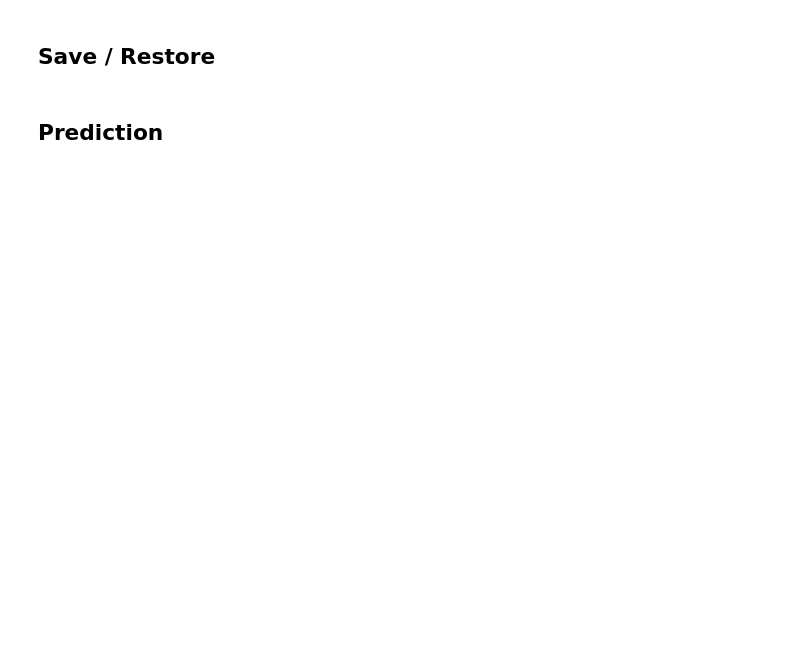
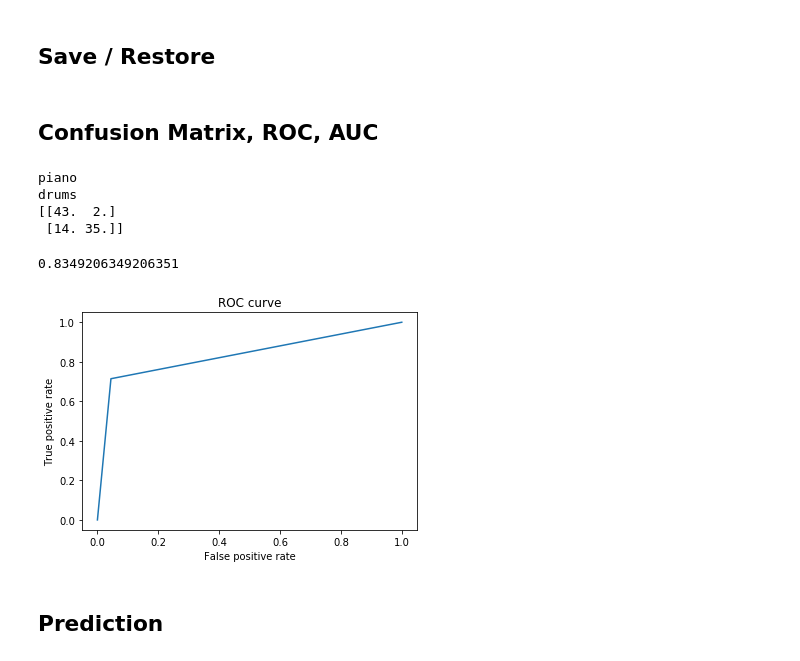
Before and after one commit to stefanschoeberl/akt-deeplearning-projekt, a Jupyter notebook: notebooks/Music-Instrument-Classification.ipynb, the cells around one changed output. Drawn from its saved outputs; the diff is of its cells as text; code cells hidden in the pictures; blank space fills up the shorter version.

Commit message:
Add confusion matrix and ROC, AUC

```diff
--- a/notebooks/Music-Instrument-Classification.ipynb
+++ b/notebooks/Music-Instrument-Classification.ipynb
@@ -274,3 +280,5 @@ model.evaluate(X_test, Y_test, verbose=0)
 model.save('instrument_classifier.h5')
 # %%
 model = tf.keras.models.load_model('instrument_classifier.h5')
+# %% [markdown]
+## Confusion Matrix, ROC, AUC
@@ -277,3 +291,41 @@ model = tf.keras.models.load_model('instrument_classifier.h5')
+# %%
+confusion_matrix = np.zeros((2, 2))
+
+predictions = model.predict(X_test)
+
+for i in range(0, predictions.shape[0]):
+    img = X_test[i]
+    prediction = np.argmax(predictions[i])
+    actual = int(y_test[i])
+    confusion_matrix[actual][prediction] += 1
+
+print(get_class(0))
+print(get_class(1))
+print(confusion_matrix)
+# %% [output]
+piano
+drums
+[[43.  2.]
+ [14. 35.]]
+# %%
+import sklearn
+
+y_pred = np.argmax(model.predict(X_test), 1)
+
+fpr, tpr, thresholds = sklearn.metrics.roc_curve(y_test, y_pred)
+auc = sklearn.metrics.auc(fpr, tpr)
+
+print(auc)
+
+plt.figure()
+plt.plot(fpr, tpr)
+plt.xlabel('False positive rate')
+plt.ylabel('True positive rate')
+plt.title('ROC curve')
+plt.show()
+# %% [output]
+0.8349206349206351
+[figure, added]
 # %% [markdown]
 ## Prediction
 # %%
```
Also changed, not shown: parts of 6 cells of this notebook.
